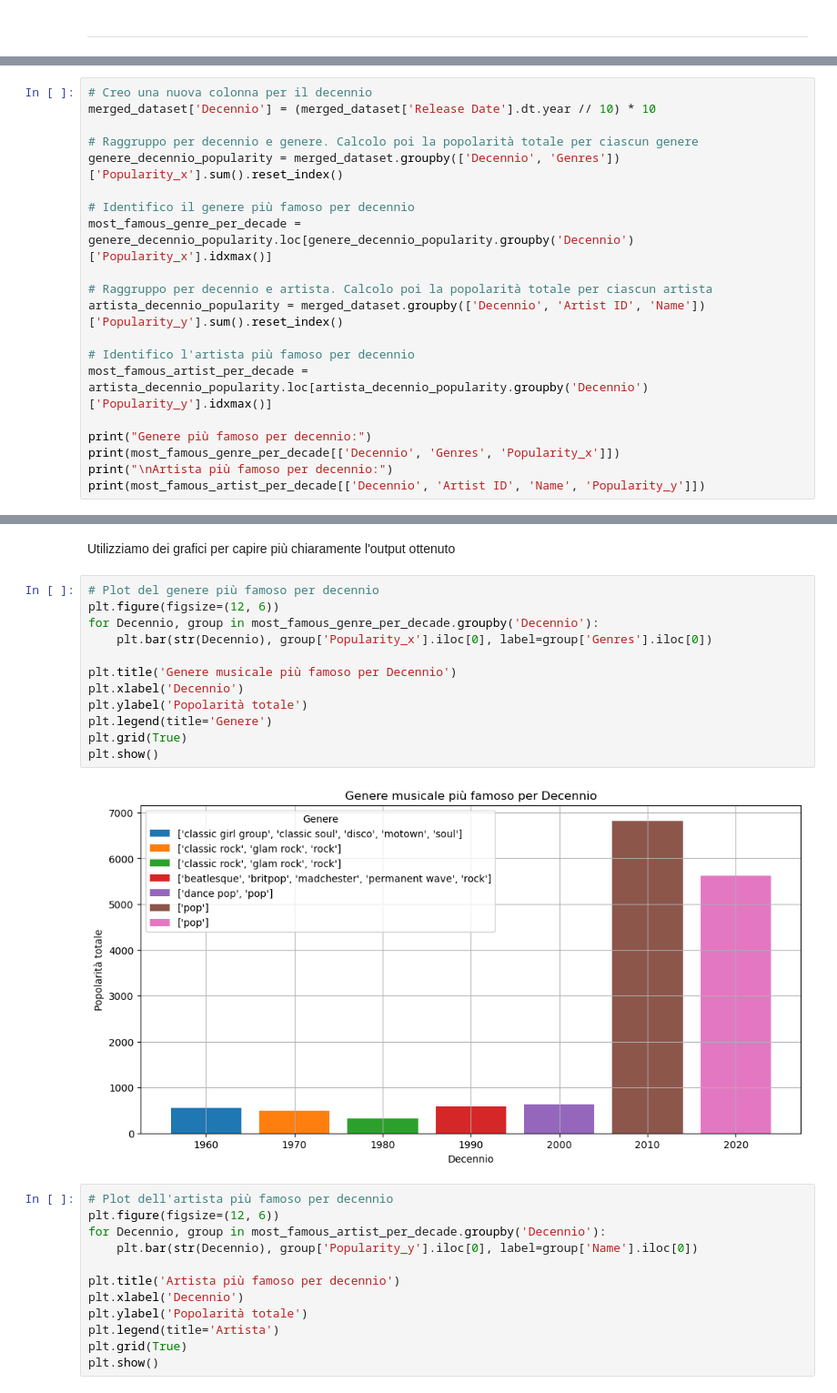
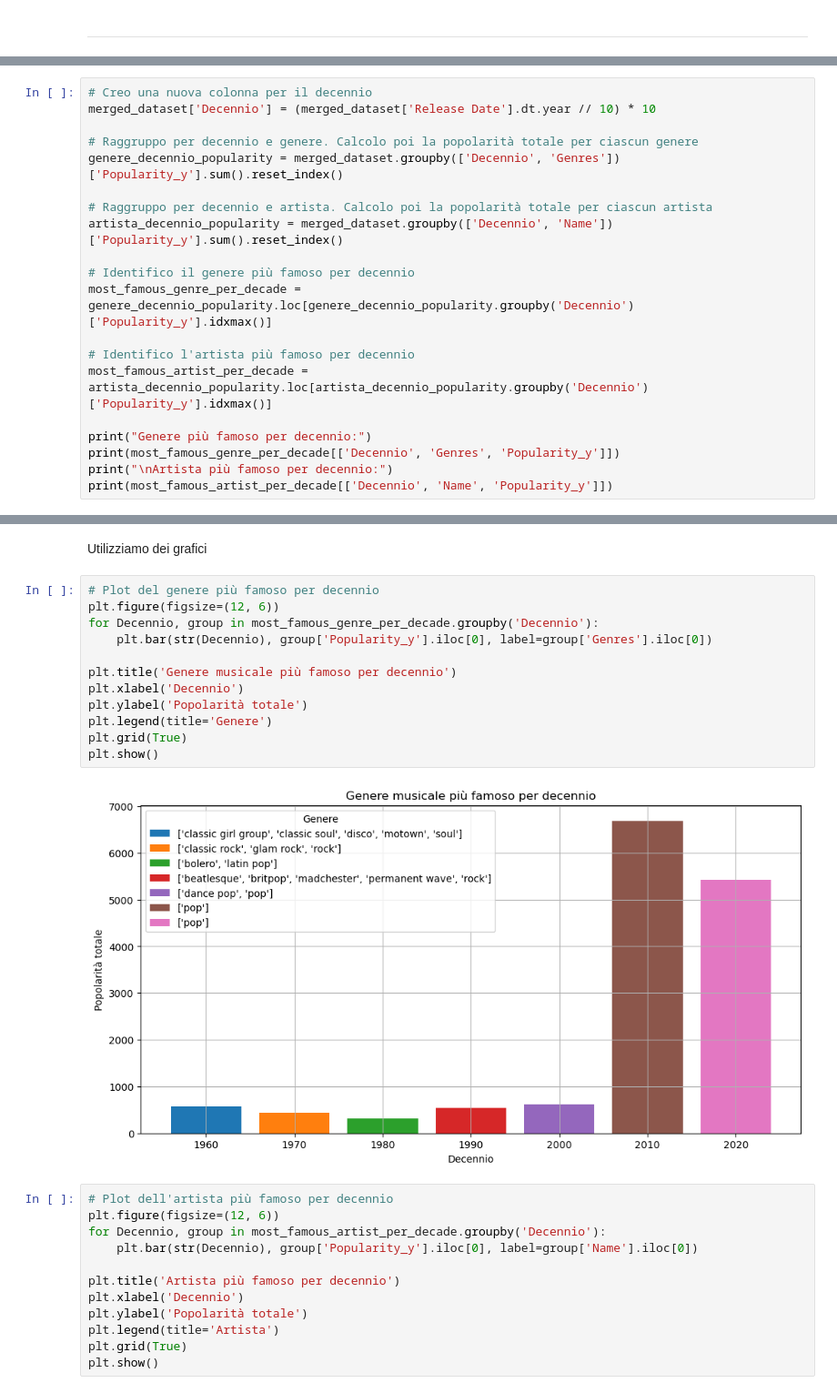
Before and after one commit to michelaminichini/Laboratorio-Big-Data-Progetto-2023, a Jupyter notebook: artists-top_songs.ipynb, the cells around one changed output, grey strips where cells are left out. Shown: that part at 91% size. Saved outputs shown, nothing was run; the diff lists cells and outputs as text.

```diff
--- a/artists-top_songs.ipynb
+++ b/artists-top_songs.ipynb
@@ -474,20 +399,20 @@ plt.show()
 merged_dataset['Decennio'] = (merged_dataset['Release Date'].dt.year // 10) * 10
 
 # Raggruppo per decennio e genere. Calcolo poi la popolarità totale per ciascun genere
-genere_decennio_popularity = merged_dataset.groupby(['Decennio', 'Genres'])['Popularity_x'].sum().reset_index()
+genere_decennio_popularity = merged_dataset.groupby(['Decennio', 'Genres'])['Popularity_y'].sum().reset_index()
+
+# Raggruppo per decennio e artista. Calcolo poi la popolarità totale per ciascun artista
+artista_decennio_popularity = merged_dataset.groupby(['Decennio', 'Name'])['Popularity_y'].sum().reset_index()
 
 # Identifico il genere più famoso per decennio
-most_famous_genre_per_decade = genere_decennio_popularity.loc[genere_decennio_popularity.groupby('Decennio')['Popularity_x'].idxmax()]
-
-# Raggruppo per decennio e artista. Calcolo poi la popolarità totale per ciascun artista
-artista_decennio_popularity = merged_dataset.groupby(['Decennio', 'Artist ID', 'Name'])['Popularity_y'].sum().reset_index()
+most_famous_genre_per_decade = genere_decennio_popularity.loc[genere_decennio_popularity.groupby('Decennio')['Popularity_y'].idxmax()]
 
 # Identifico l'artista più famoso per decennio
 most_famous_artist_per_decade = artista_decennio_popularity.loc[artista_decennio_popularity.groupby('Decennio')['Popularity_y'].idxmax()]
 
 print("Genere più famoso per decennio:")
-print(most_famous_genre_per_decade[['Decennio', 'Genres', 'Popularity_x']])
+print(most_famous_genre_per_decade[['Decennio', 'Genres', 'Popularity_y']])
 print("\nArtista più famoso per decennio:")
-print(most_famous_artist_per_decade[['Decennio', 'Artist ID', 'Name', 'Popularity_y']])
+print(most_famous_artist_per_decade[['Decennio', 'Name', 'Popularity_y']])
 # %% [output]
 Genere più famoso per decennio:
@@ -512,19 +445,19 @@ Artista più famoso per decennio:
 # %% [markdown]
-Utilizziamo dei grafici per capire più chiaramente l'output ottenuto
+Utilizziamo dei grafici
 # %%
 # Plot del genere più famoso per decennio
 plt.figure(figsize=(12, 6))
 for Decennio, group in most_famous_genre_per_decade.groupby('Decennio'):
-    plt.bar(str(Decennio), group['Popularity_x'].iloc[0], label=group['Genres'].iloc[0])
+    plt.bar(str(Decennio), group['Popularity_y'].iloc[0], label=group['Genres'].iloc[0])
 
-plt.title('Genere musicale più famoso per Decennio')
+plt.title('Genere musicale più famoso per decennio')
 plt.xlabel('Decennio')
 plt.ylabel('Popolarità totale')
 plt.legend(title='Genere')
 plt.grid(True)
 plt.show()
 # %% [output]
-[figure, old version]
+[figure, new version]
 # %%
 # Plot dell'artista più famoso per decennio
 plt.figure(figsize=(12, 6))
```
Also changed, not shown: parts of 43 cells of this notebook.
